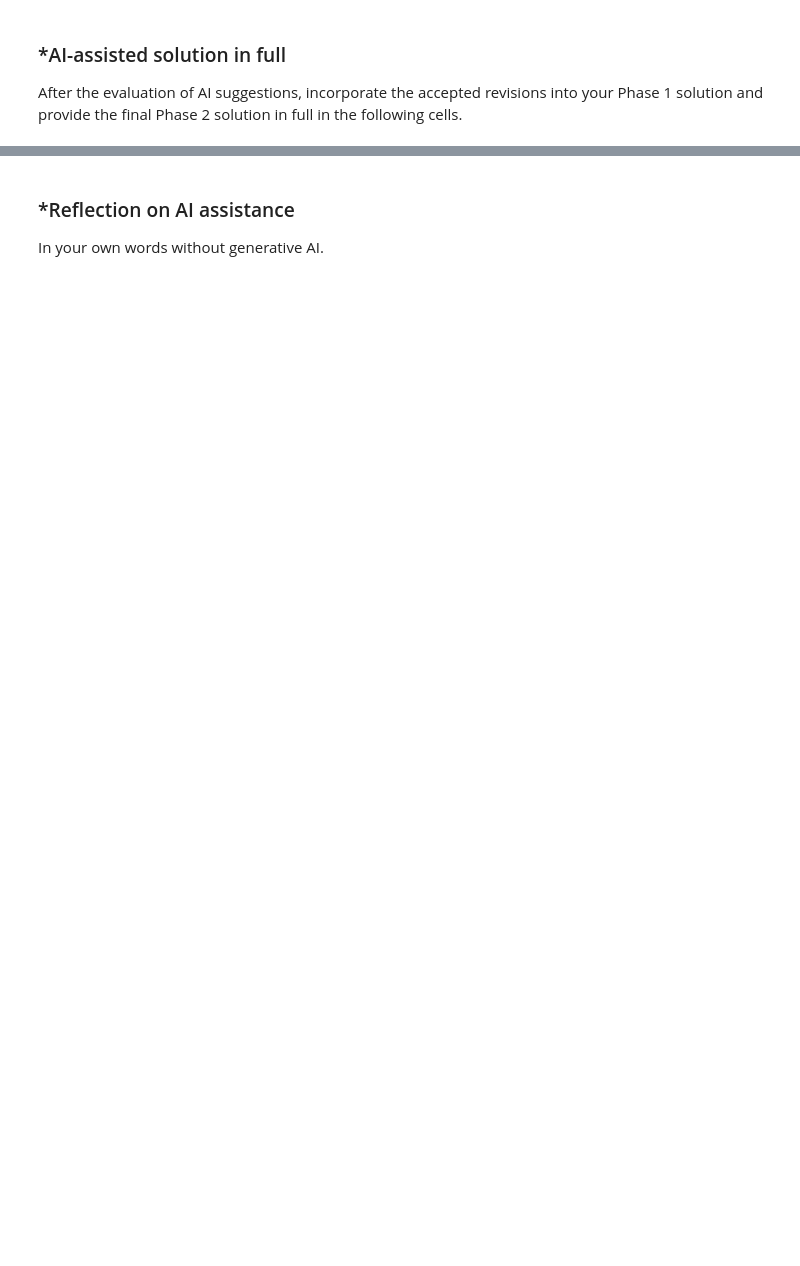
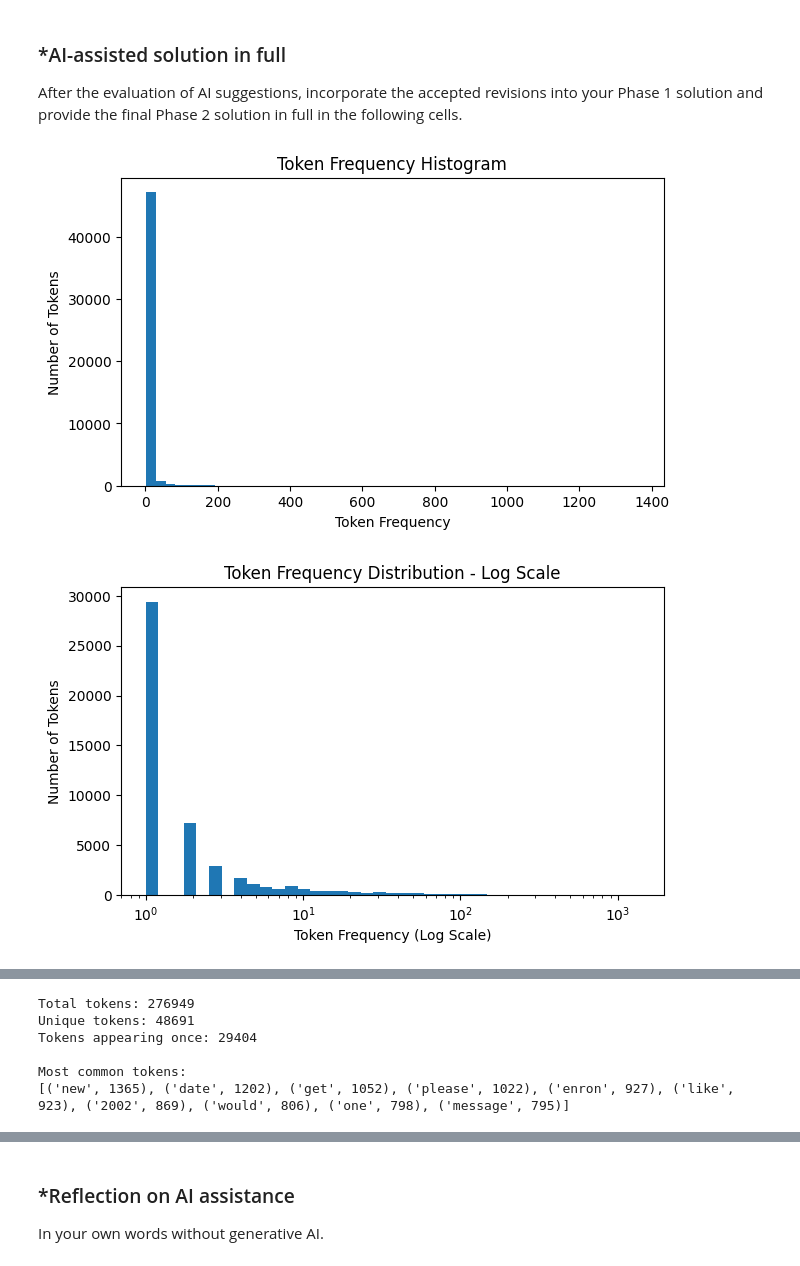
Before and after one commit to rushilnanga/A05-pca, a Jupyter notebook: notebook.ipynb, the cells around one changed output, grey strips where cells are left out. Drawn from its saved outputs; the diff is of its cells as text; code cells hidden in the pictures; blank space fills up the shorter version.

Commit message:
Completed Phase 2

```diff
--- a/notebook.ipynb
+++ b/notebook.ipynb
@@ -216,0 +237,55 @@ After the evaluation of AI suggestions, incorporate the accepted revisions into
+# %%
+# Your Phase 2 solution to the problem goes here.
+import pickle
+import numpy as np
+import matplotlib.pyplot as plt
+from collections import Counter
+
+with open("data/all_tokens.pickle", "rb") as file:
+    all_tokens = pickle.load(file)
+
+token_count = Counter(all_tokens)
+token_freq = token_count.most_common()
+frequencies = list(token_count.values())
+
+# Original histogram
+plt.figure(figsize=(7, 4))
+plt.hist(frequencies, bins=50)
+plt.xlabel("Token Frequency")
+plt.ylabel("Number of Tokens")
+plt.title("Token Frequency Histogram")
+plt.show()
+
+# Log-scaled histogram
+plt.figure(figsize=(7, 4))
+plt.hist(
+    frequencies,
+    bins=np.logspace(0, np.log10(max(frequencies)), 40)
+)
+plt.xscale("log")
+plt.xlabel("Token Frequency (Log Scale)")
+plt.ylabel("Number of Tokens")
+plt.title("Token Frequency Distribution - Log Scale")
+plt.show()
+
+# Most common words
+top_tokens = token_freq[:10]
+words = [word for word, count in top_tokens]
+counts = [count for word, count in top_tokens]
+
+plt.figure(figsize=(8, 4))
+plt.bar(words, counts)
+plt.xlabel("Token")
+plt.ylabel("Frequency")
+plt.title("Ten Most Common Tokens")
+plt.xticks(rotation=45)
+plt.show()
+
+print("Total tokens:", len(all_tokens))
+print("Unique tokens:", len(token_count))
+print("Tokens appearing once:", sum(count == 1 for count in frequencies))
+print("\nMost common tokens:")
+print(top_tokens)
+# %% [output]
+[figure, added]
+[figure, added]
@@ -216,0 +293,6 @@ After the evaluation of AI suggestions, incorporate the accepted revisions into
+Total tokens: 276949
+Unique tokens: 48691
+Tokens appearing once: 29404
+
+Most common tokens:
+[('new', 1365), ('date', 1202), ('get', 1052), ('please', 1022), ('enron', 927), ('like', 923), ('2002', 869), ('would', 806), ('one', 798), ('message', 795)]
```
Also changed, not shown: parts of 14 cells of this notebook.
